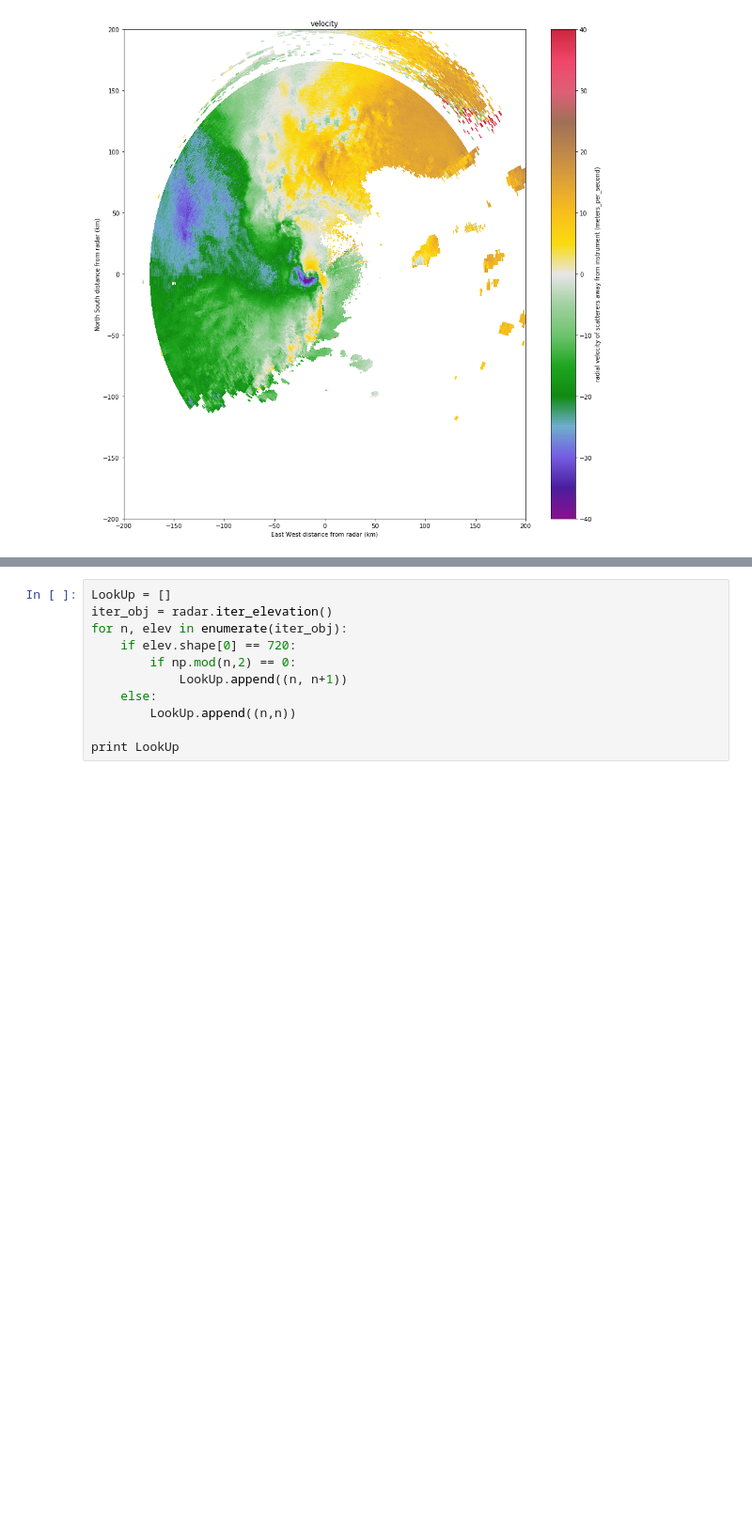
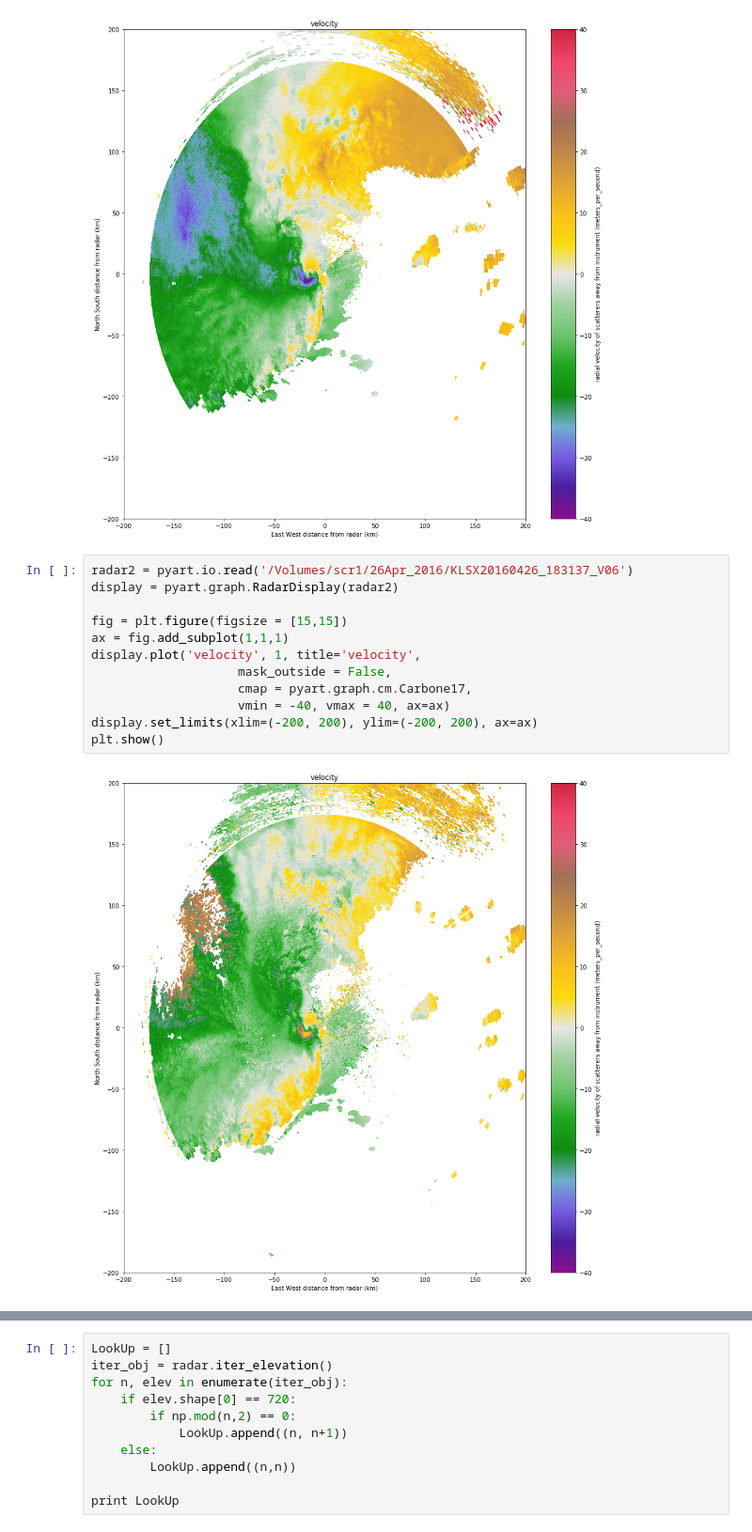
Before and after one commit to louiswicker/pyROTH, a Jupyter notebook: Examine_LEVEL2.ipynb, the cells around one changed output, grey strips where cells are left out. Shown at 94% size. Drawn from its saved outputs; the diff is of its cells as text; blank space fills up the shorter version.

```diff
--- a/Examine_LEVEL2.ipynb
+++ b/Examine_LEVEL2.ipynb
@@ -24,3 +34,17 @@ display.set_limits(xlim=(-200, 200), ylim=(-200, 200), ax=ax)
 plt.show()
 # %% [output]
 [figure]
+# %%
+radar2 = pyart.io.read('/Volumes/scr1/26Apr_2016/KLSX20160426_183137_V06')
+display = pyart.graph.RadarDisplay(radar2)
+
+fig = plt.figure(figsize = [15,15])
+ax = fig.add_subplot(1,1,1)
+display.plot('velocity', 1, title='velocity',
+                    mask_outside = False,
+                    cmap = pyart.graph.cm.Carbone17,
+                    vmin = -40, vmax = 40, ax=ax)
+display.set_limits(xlim=(-200, 200), ylim=(-200, 200), ax=ax)
+plt.show()
+# %% [output]
+[figure, added]
```
Also changed, not shown: parts of 6 cells of this notebook, 1 other file.
